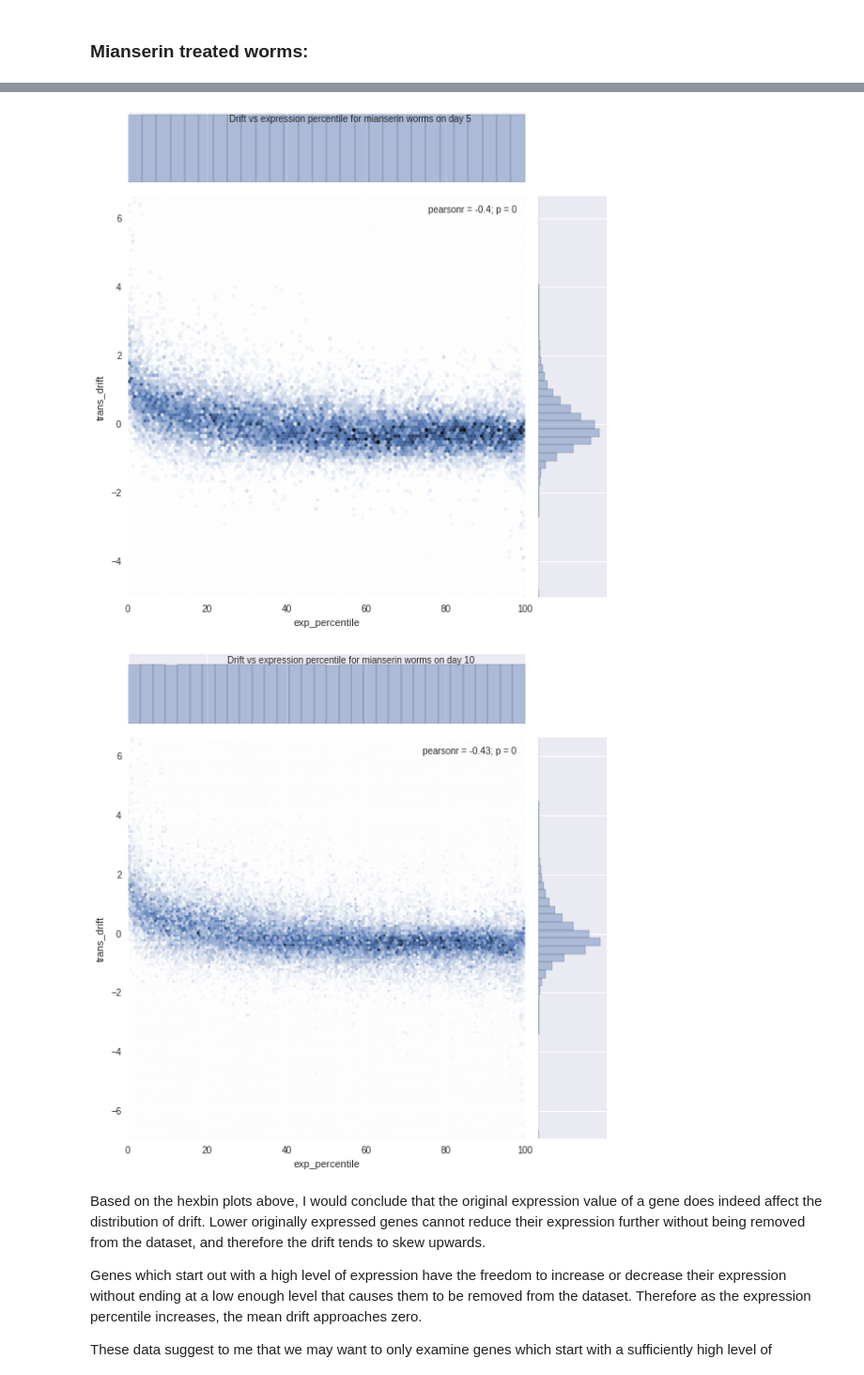
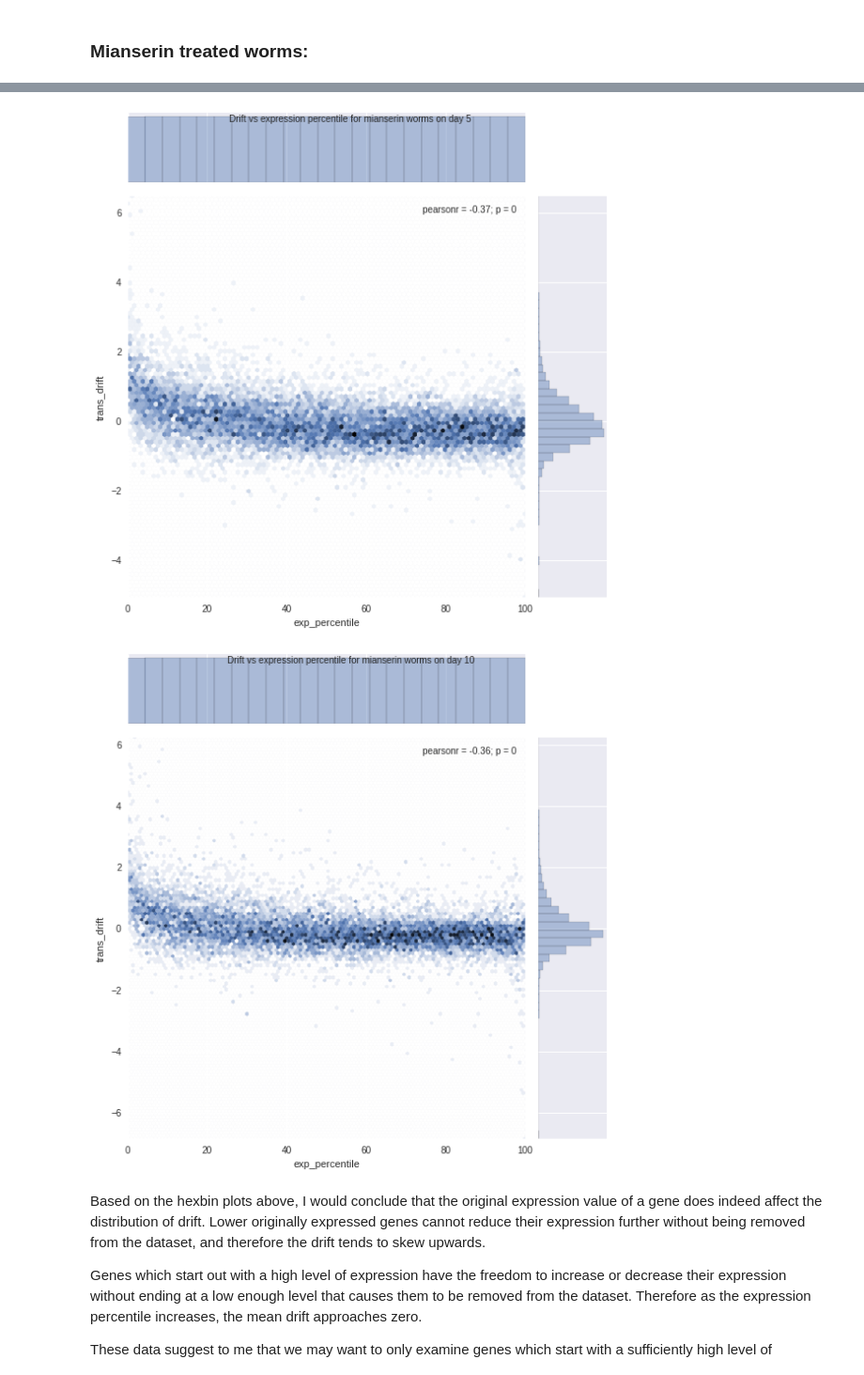
Before and after one commit to veleritas/ageing, a Jupyter notebook: analysis/PMID26623667/filtered_transcriptome.ipynb, the cells around one changed output, grey strips where cells are left out. Shown at 94% size. Cells and saved outputs as stored; diff of their text form; code cells hidden in the pictures.

```diff
--- a/analysis/PMID26623667/filtered_transcriptome.ipynb
+++ b/analysis/PMID26623667/filtered_transcriptome.ipynb
@@ -149,20 +149,20 @@ for key, df in sub.query("drug == 'water' & sample > 1").groupby("day_harvested"
 # %% [markdown]
 ### Mianserin treated worms:
 # %%
-for key, df in sub.query("drug == 'mianserin' & sample <= 10").groupby("day_harvested"):
+for key, df in sub.query("drug == 'mianserin' & sample <= 7").groupby("day_harvested"):
     ax = sns.jointplot(
         data = df,
         x = "exp_percentile",
         y = "trans_drift",
         kind = "hex",
         size = 8
     )
 
     ax.fig.suptitle("Drift vs expression percentile for mianserin worms on day {}".format(key))
 # %% [output]
 [figure]
-[figure, old version]
+[figure, new version]
-[figure, old version]
+[figure, new version]
 # %% [markdown]
 Based on the hexbin plots above, I would conclude that the original expression value of a gene does indeed affect the distribution of drift. Lower originally expressed genes cannot reduce their expression further without being removed from the dataset, and therefore the drift tends to skew upwards.
 
```
Also changed, not shown: parts of 8 cells of this notebook.
